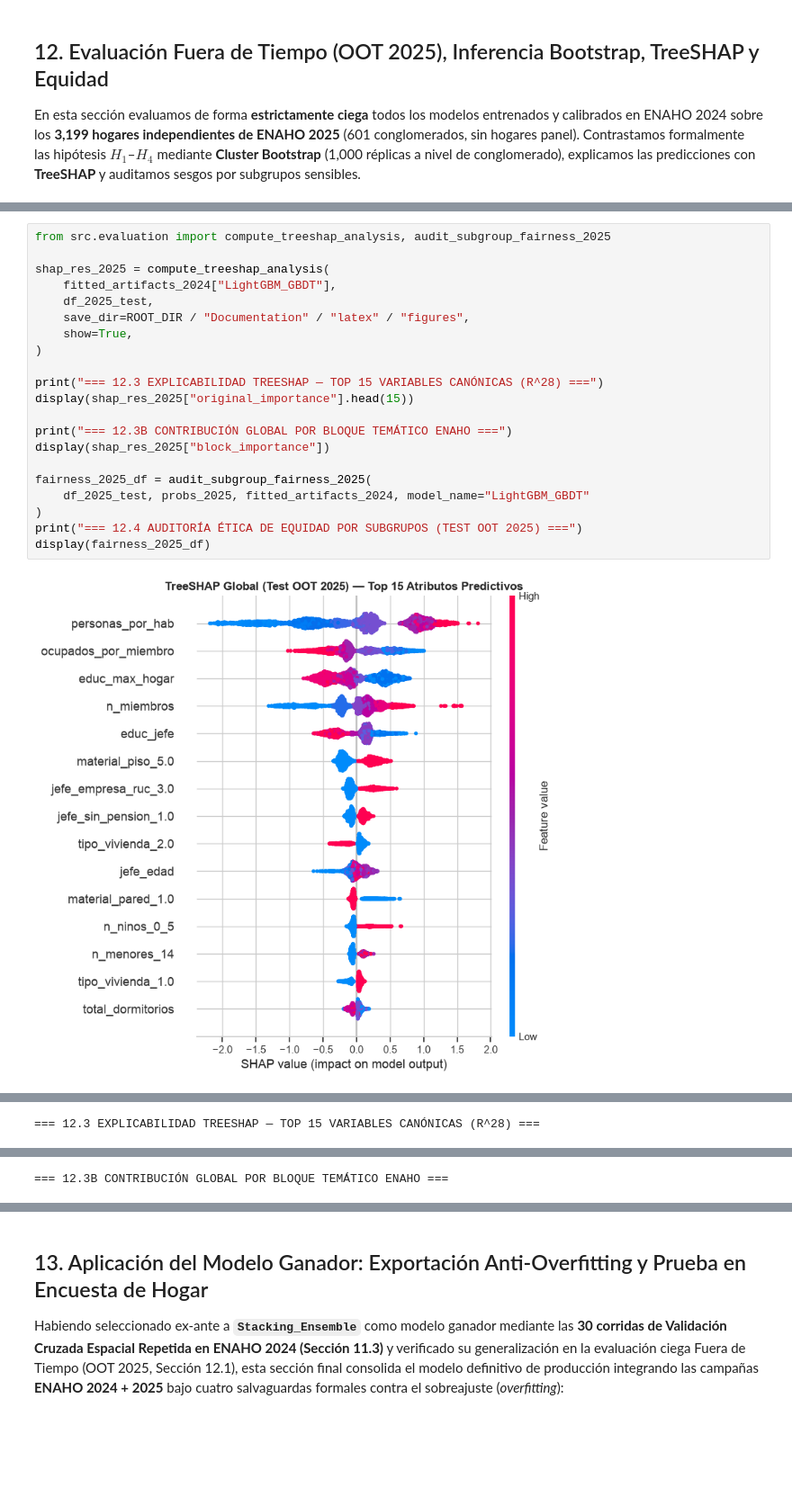
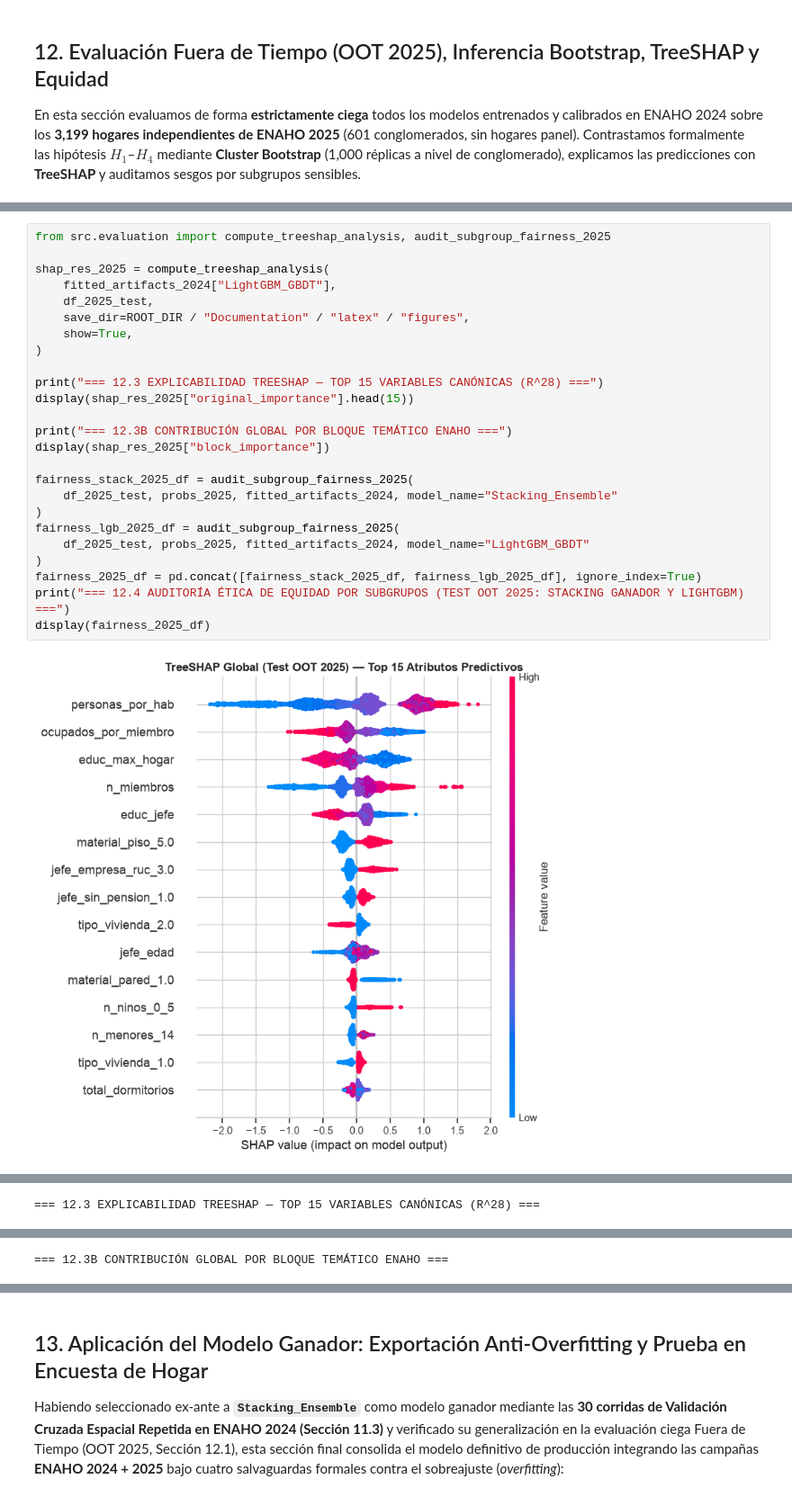
Before and after one commit to Ga3lAE/IA-Tarea-Academica, a Jupyter notebook: notebooks/pipeline_completo.ipynb, the cells around one changed output, grey strips where cells are left out. Shown at 90% size. Cells and saved outputs as stored; diff of their text form; blank space fills up the shorter version.

Commit message:
ADD: Cat model

```diff
--- a/notebooks/pipeline_completo.ipynb
+++ b/notebooks/pipeline_completo.ipynb
@@ -842,26 +842,30 @@ display(hyp_bootstrap_df)
 # %%
 from src.evaluation import compute_treeshap_analysis, audit_subgroup_fairness_2025
 
 shap_res_2025 = compute_treeshap_analysis(
     fitted_artifacts_2024["LightGBM_GBDT"],
     df_2025_test,
     save_dir=ROOT_DIR / "Documentation" / "latex" / "figures",
     show=True,
 )
 
 print("=== 12.3 EXPLICABILIDAD TREESHAP — TOP 15 VARIABLES CANÓNICAS (R^28) ===")
 display(shap_res_2025["original_importance"].head(15))
 
 print("=== 12.3B CONTRIBUCIÓN GLOBAL POR BLOQUE TEMÁTICO ENAHO ===")
 display(shap_res_2025["block_importance"])
 
-fairness_2025_df = audit_subgroup_fairness_2025(
+fairness_stack_2025_df = audit_subgroup_fairness_2025(
+    df_2025_test, probs_2025, fitted_artifacts_2024, model_name="Stacking_Ensemble"
+)
+fairness_lgb_2025_df = audit_subgroup_fairness_2025(
     df_2025_test, probs_2025, fitted_artifacts_2024, model_name="LightGBM_GBDT"
 )
-print("=== 12.4 AUDITORÍA ÉTICA DE EQUIDAD POR SUBGRUPOS (TEST OOT 2025) ===")
+fairness_2025_df = pd.concat([fairness_stack_2025_df, fairness_lgb_2025_df], ignore_index=True)
+print("=== 12.4 AUDITORÍA ÉTICA DE EQUIDAD POR SUBGRUPOS (TEST OOT 2025: STACKING GANADOR Y LIGHTGBM) ===")
 display(fairness_2025_df)
 # %% [output]
-[figure, old version]
+[figure, new version]
 [figure]
 === 12.3 EXPLICABILIDAD TREESHAP — TOP 15 VARIABLES CANÓNICAS (R^28) ===
 |  | Variable_Original | Mean_Abs_SHAP | Bloque | Participacion_% |
```
Also changed, not shown: parts of 8 cells of this notebook, 13 other files.
